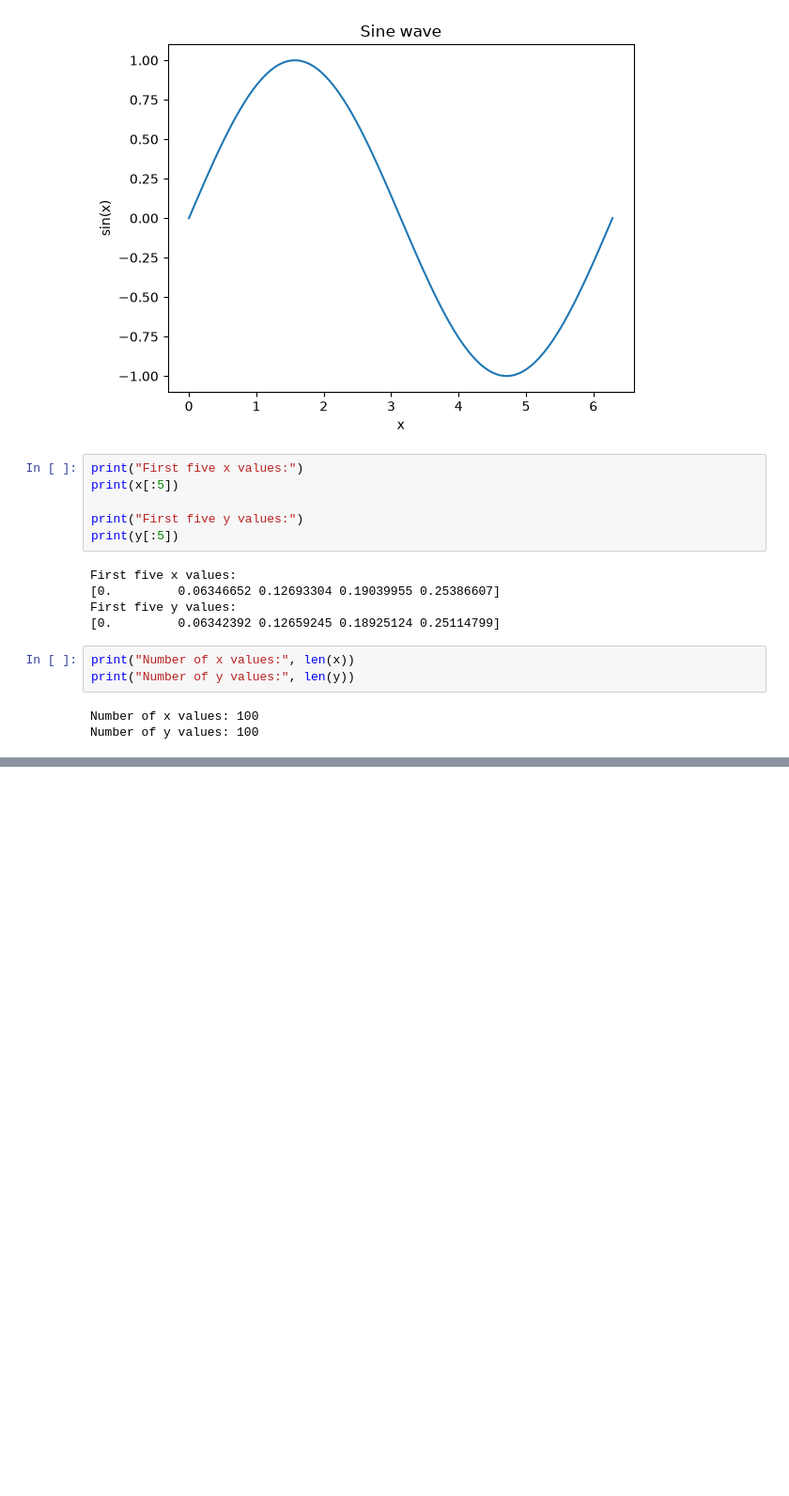
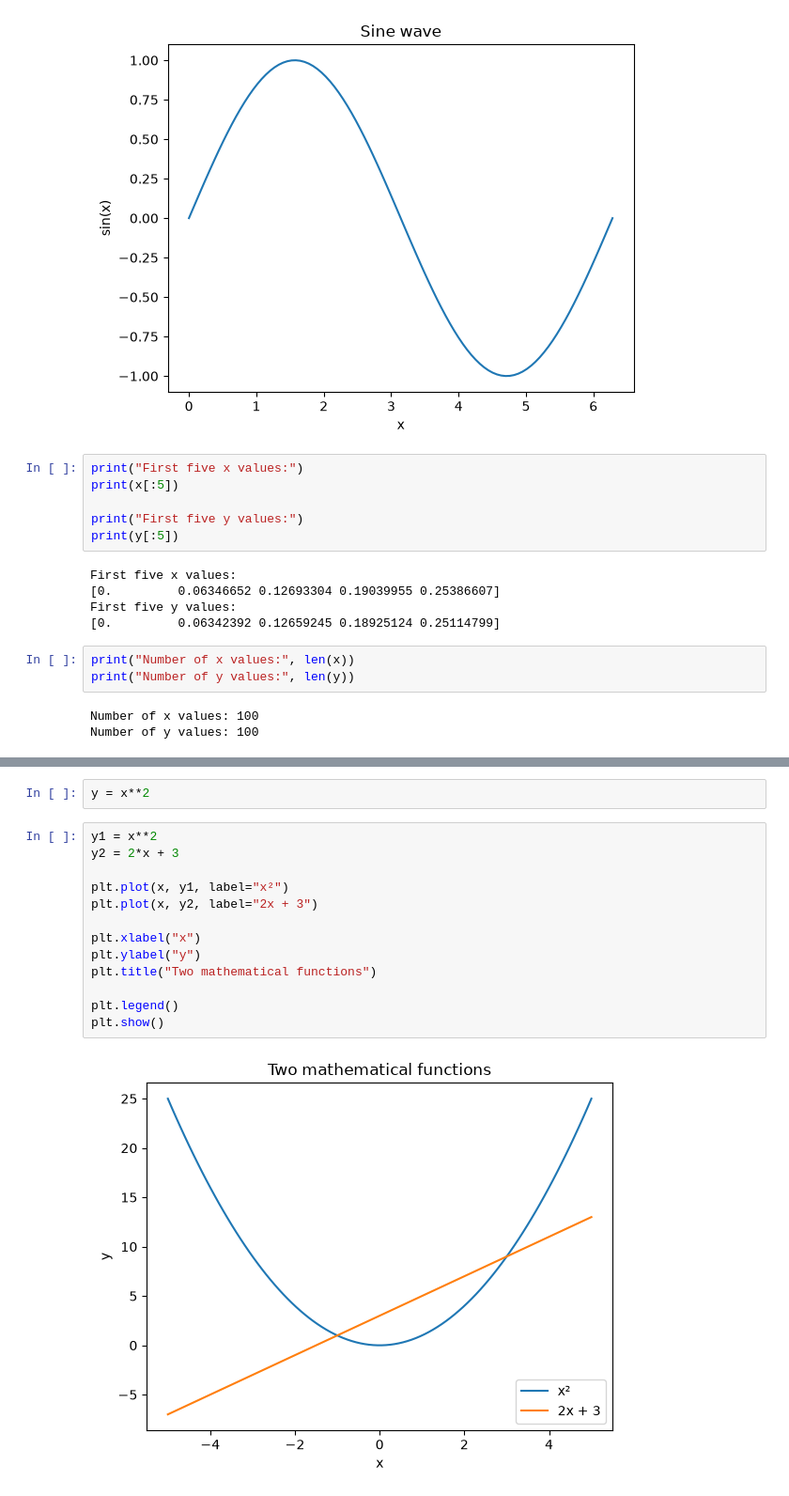
Before and after one commit to elizabethhatherley/learning, a Jupyter notebook: scientific_computing.ipynb, the cells around one changed output, grey strips where cells are left out. Shown at 94% size. Drawn from its saved outputs; the diff is of its cells as text; blank space fills up the shorter version.

```diff
--- a/scientific_computing.ipynb
+++ b/scientific_computing.ipynb
@@ -87,0 +105,17 @@ Number of y values: 100
+# %%
+y = x**2
+# %%
+y1 = x**2
+y2 = 2*x + 3
+
+plt.plot(x, y1, label="x²")
+plt.plot(x, y2, label="2x + 3")
+
+plt.xlabel("x")
+plt.ylabel("y")
+plt.title("Two mathematical functions")
+
+plt.legend()
+plt.show()
+# %% [output]
+[figure, added]
```
Also changed, not shown: parts of 15 cells of this notebook, 1 other file.
